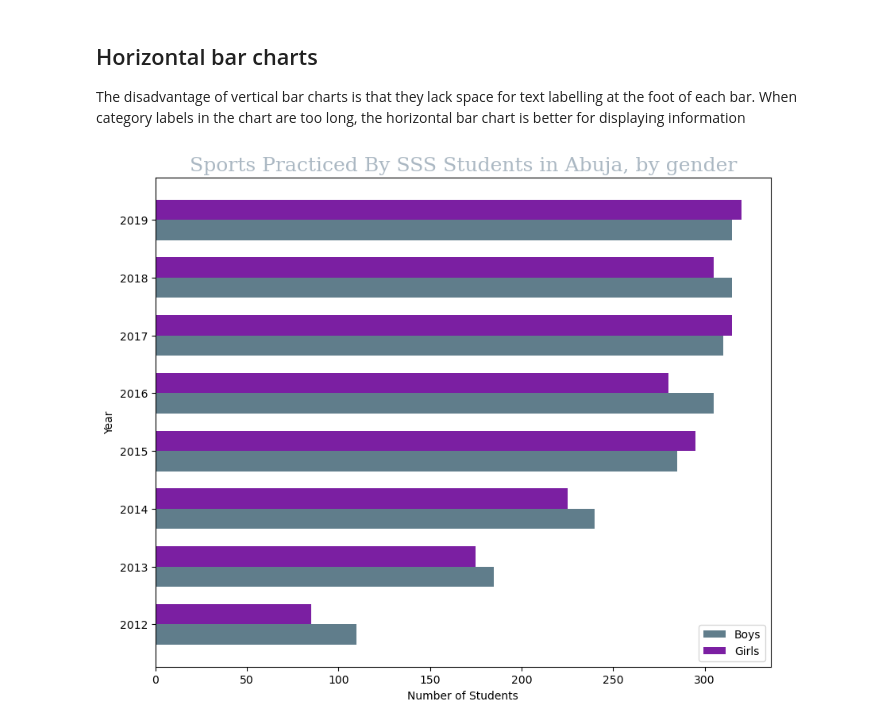
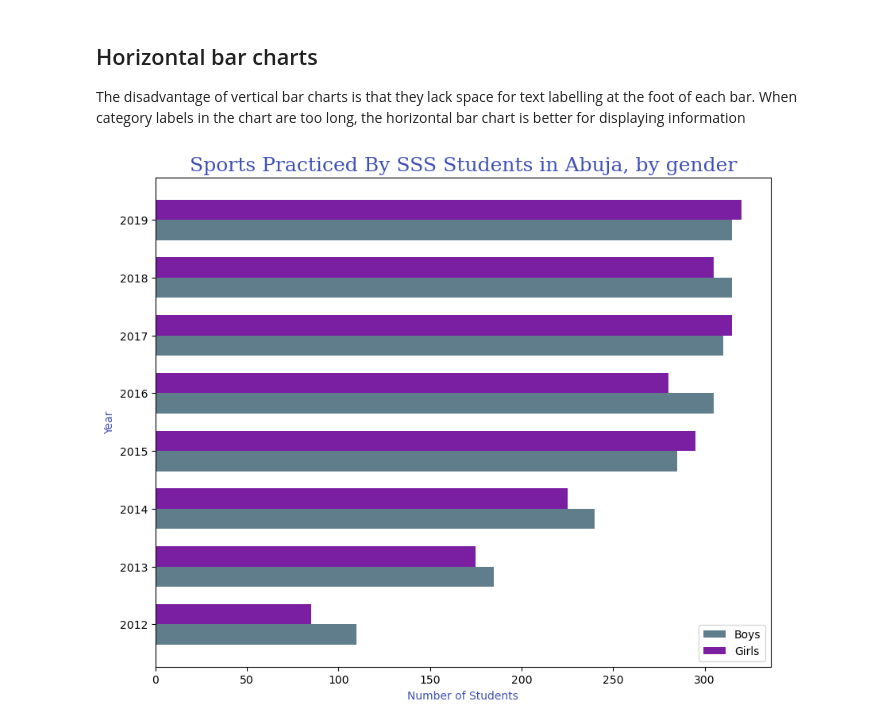
Before and after one commit to agordavidt/Data-Analytics_Course, a Jupyter notebook: python_data_analytics/matplotlib/03-bar_charts.ipynb, the cells around one changed output. Saved outputs shown, nothing was run; the diff lists cells and outputs as text; code cells hidden in the pictures.

```diff
--- a/python_data_analytics/matplotlib/03-bar_charts.ipynb
+++ b/python_data_analytics/matplotlib/03-bar_charts.ipynb
@@ -96,38 +96,33 @@ When category labels in the chart are too long, the horizontal bar chart is  bet
 # %%
 # Data for sports practiced by senior secondary school students in Best Academy
 
 years = [2012, 2013, 2014, 2015, 2016, 2017, 2018, 2019]
 boys = [110, 185, 240, 285, 305, 310, 315, 315]
 girls = [85, 175, 225, 295, 280, 315, 305, 320]
 
-# Bar height
-bar_height = 0.35
 
 # Set the bar positions
 bar_positions_boys = np.arange(len(years))
 bar_positions_girls = bar_positions_boys + bar_height
 
 # Plotting
 plt.figure(figsize=(10, 8))
 
-# Custom colors
-boys_color = 'blue'
-girls_color = 'pink'
 
 plt.barh(bar_positions_boys, boys, height=0.35, color="#607d8b", label='Boys')
-plt.barh(bar_positions_girls, girls, height=bar_height, color="#7b1fa2", label='Girls')
+plt.barh(bar_positions_girls, girls, height=0.35, color="#7b1fa2", label='Girls')
 
 # Adding labels and title with custom font size, family, and color
-plt.xlabel('Number of Students')
-plt.ylabel('Year')
-plt.title('Sports Practiced By SSS Students in Abuja, by gender', fontsize=18, fontfamily='serif', color='')
+plt.xlabel('Number of Students', color='#3f51b5')
+plt.ylabel('Year', color='#3f51b5')
+plt.title('Sports Practiced By SSS Students in Abuja, by gender', fontsize=18, fontfamily='serif', color='#3f51b5')
 
 # Adding legend
 plt.legend()
 
 # Display the plot
 plt.yticks(bar_positions_boys + bar_height/2, years)
 #plt.grid(axis='x')
 plt.show()
 # %% [output]
-[figure, old version]
+[figure, new version]
```
Also changed, not shown: parts of 3 cells of this notebook.
